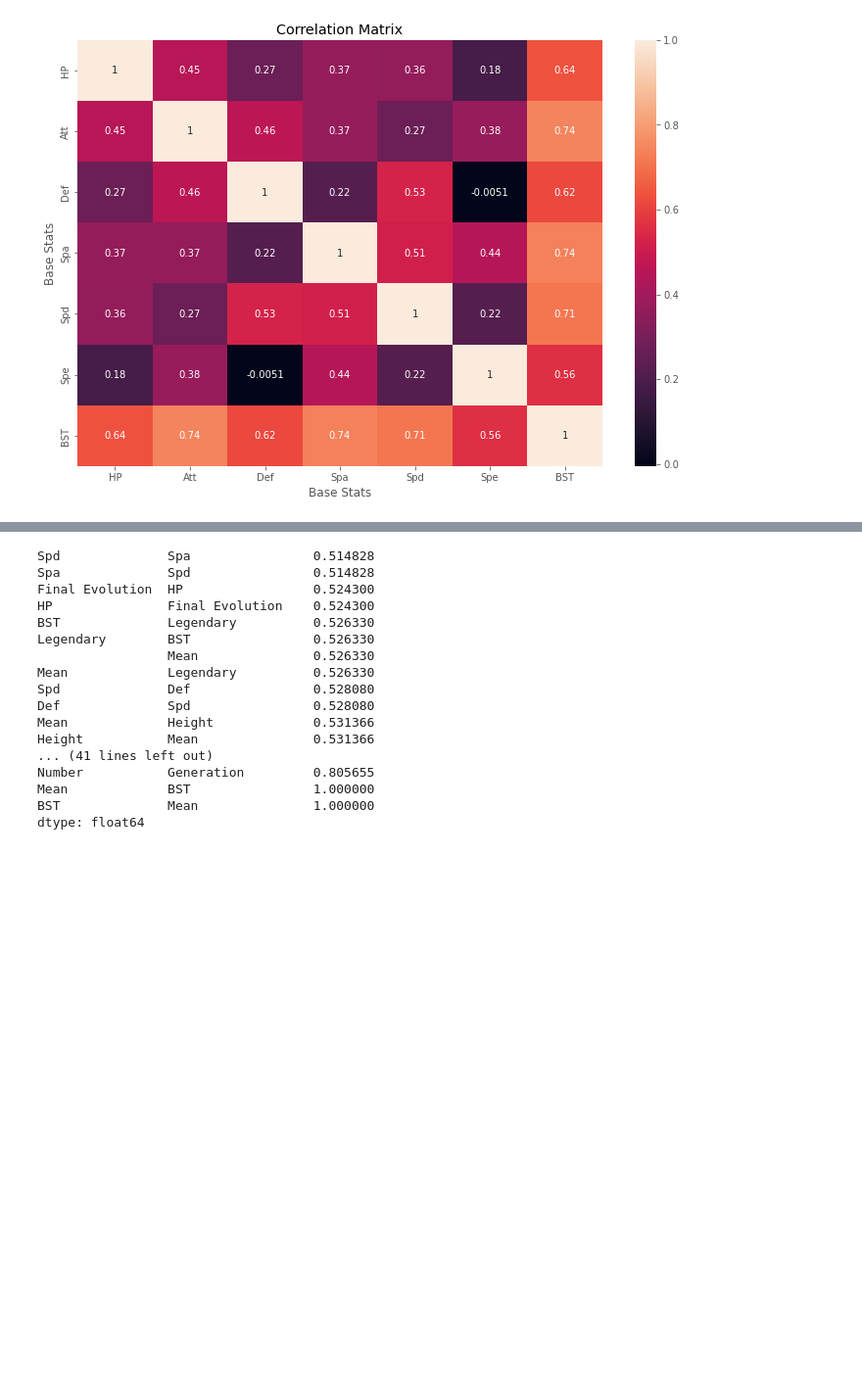
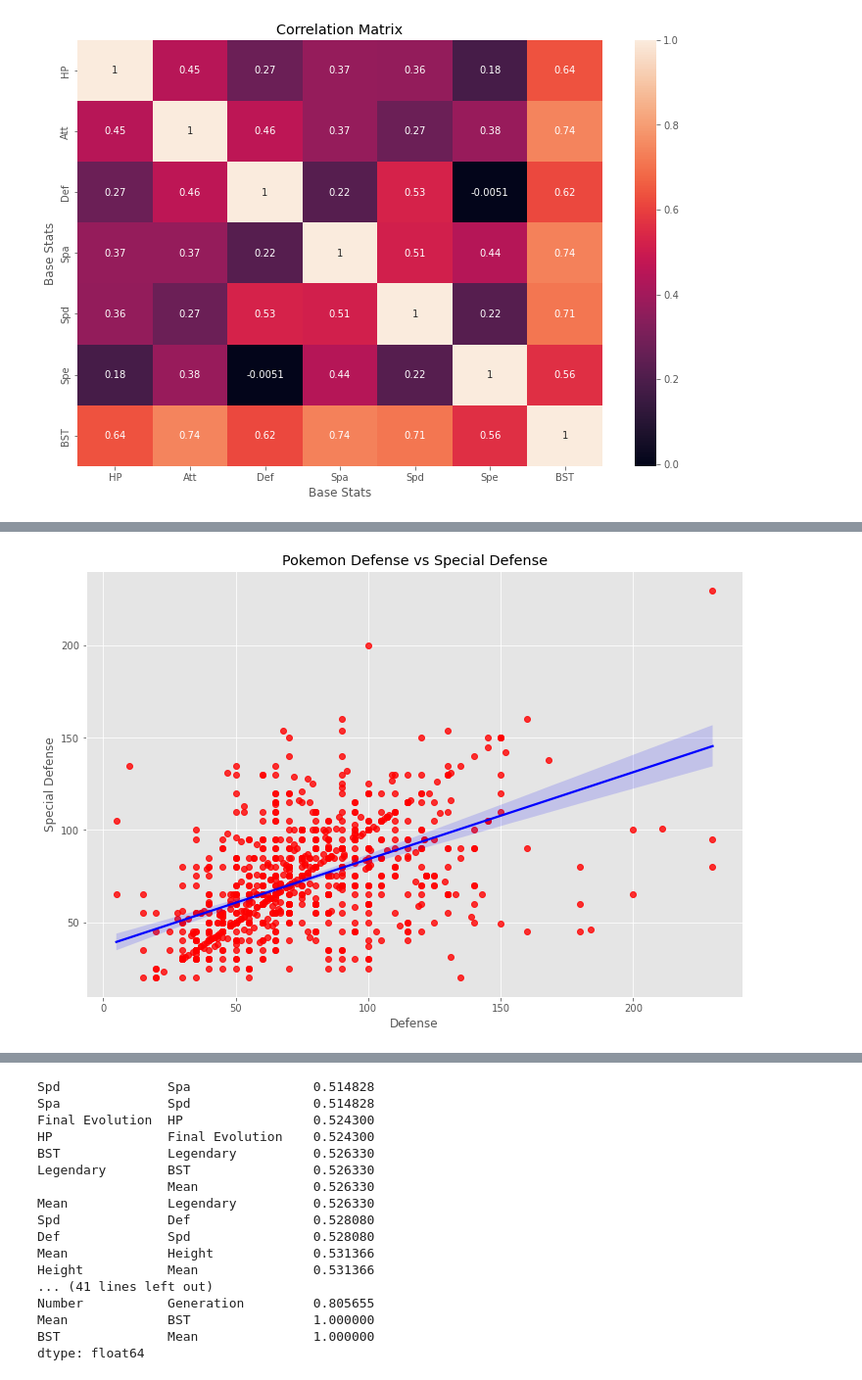
Before and after one commit to s-rangan/PortfolioProjects, a Jupyter notebook: Pokemon/Pokemon Correlation Project.ipynb, the cells around one changed output, grey strips where cells are left out. Shown: that part at 98% size. Cells and saved outputs as stored; diff of their text form; code cells hidden in the pictures; blank space fills up the shorter version.

```diff
--- a/Pokemon/Pokemon Correlation Project.ipynb
+++ b/Pokemon/Pokemon Correlation Project.ipynb
@@ -169,0 +201,9 @@ plt.show()
+# %%
+# 4) Def and Spd scatterplot
+sns.regplot(x='Def', y='Spd', data=df, scatter_kws={"color": "red"}, line_kws={"color":"blue"})
+plt.title('Pokemon Defense vs Special Defense')
+plt.xlabel('Defense')
+plt.ylabel('Special Defense')
+plt.show()
+# %% [output]
+[figure, added]
```
Also changed, not shown: parts of 6 cells of this notebook.
